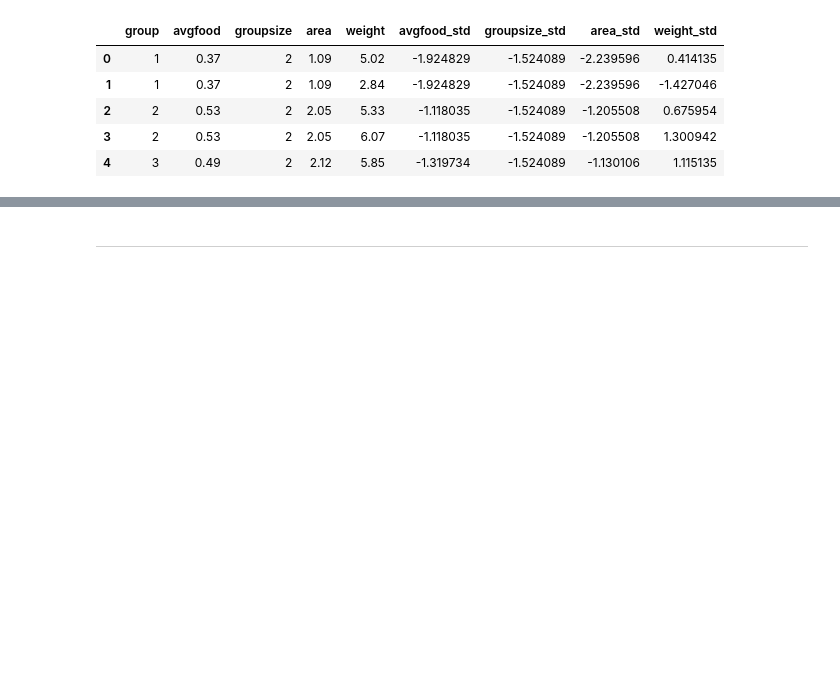
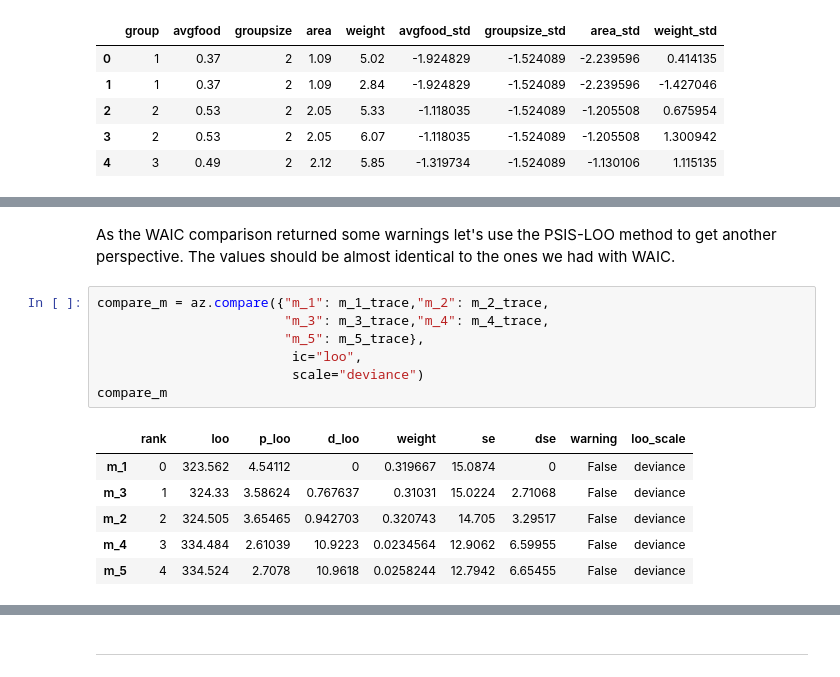
Before and after one commit to elisiojsj/Data-Science, a Jupyter notebook: homeworks_statistical_rethinking/homework_week4.ipynb, the cells around one changed output, grey strips where cells are left out. Saved outputs shown, nothing was run; the diff lists cells and outputs as text; blank space fills up the shorter version.

```diff
--- a/homeworks_statistical_rethinking/homework_week4.ipynb
+++ b/homeworks_statistical_rethinking/homework_week4.ipynb
@@ -278,0 +308,16 @@ az.plot_compare(compare_m)
+# %% [markdown]
+As the WAIC comparison returned some warnings let's use the PSIS-LOO method to get another perspective. The values should be almost identical to the ones we had with WAIC.
+# %%
+compare_m = az.compare({"m_1": m_1_trace,"m_2": m_2_trace,
+                        "m_3": m_3_trace,"m_4": m_4_trace,
+                        "m_5": m_5_trace},
+                         ic="loo",
+                         scale="deviance")
+compare_m
+# %% [output]
+|  | rank | loo | p_loo | d_loo | weight | se | dse | warning | loo_scale |
+| m_1 | 0 | 323.562 | 4.54112 | 0 | 0.319667 | 15.0874 | 0 | False | deviance |
+| m_3 | 1 | 324.33 | 3.58624 | 0.767637 | 0.31031 | 15.0224 | 2.71068 | False | deviance |
+| m_2 | 2 | 324.505 | 3.65465 | 0.942703 | 0.320743 | 14.705 | 3.29517 | False | deviance |
+| m_4 | 3 | 334.484 | 2.61039 | 10.9223 | 0.0234564 | 12.9062 | 6.59955 | False | deviance |
+| m_5 | 4 | 334.524 | 2.7078 | 10.9618 | 0.0258244 | 12.7942 | 6.65455 | False | deviance |
```
Also changed, not shown: parts of 16 cells of this notebook.
